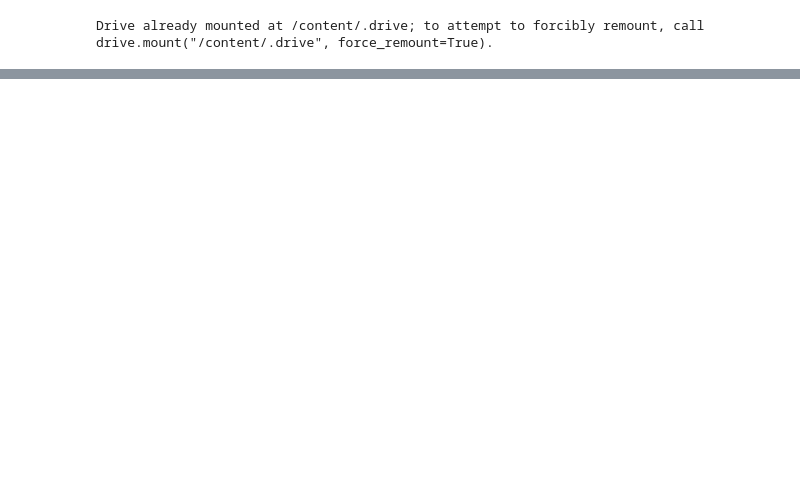
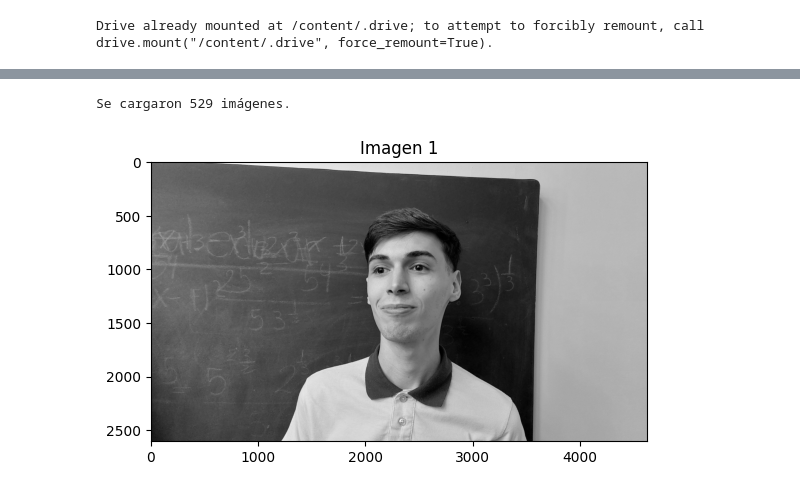
Before and after one commit to gcalanch/DMA-Caras, a Jupyter notebook: EigenfacesMZ.ipynb, the cells around one changed output, grey strips where cells are left out. Saved outputs shown, nothing was run; the diff lists cells and outputs as text; code cells hidden in the pictures; blank space fills up the shorter version.

```diff
--- a/EigenfacesMZ.ipynb
+++ b/EigenfacesMZ.ipynb
@@ -27,3 +57,3 @@ import numpy as np
 # %%
 # Definicion de ruta de conexion
-ruta_imagenes = '/content/.drive/MyDrive/Eigenfaces'
+ruta_imagenes = '/content/.drive/My Drive/DMA/Eigenfaces'
@@ -59,0 +60,20 @@ Proceso inicial terminado ...
+# %%
+ListaPersonas = os.listdir(ruta_imagenes)
+print('Lista de personas: ', ListaPersonas)
+
+labels = []
+facesData = []
+label = 0
+
+for nameDir in ListaPersonas:
+    personPath = ruta_imagenes + '/' + nameDir
+    print('Leyendo las imágenes')
+    for fileName in os.listdir(personPath):
+        print('Rostros: ', nameDir + '/' + fileName)
+        labels.append(label)
+        facesData.append(cv2.imread(personPath+'/'+fileName,0))
+        image = cv2.imread(personPath+'/'+fileName,0)
+        #cv2.imshow('image',image)
+        cv2.waitKey(10)
+    label = label + 1
+print('labels= ',labels)
@@ -67,14 +105,18 @@ for nombre_archivo in os.listdir(ruta_imagenes):
 # %%
-print(f"Se cargaron {len(imagenes)} imágenes.")
+print(f"Se cargaron {len(facesData)} imágenes.")
+# %% [output]
+Se cargaron 529 imágenes.
 # %%
 # Mostrar imagenes importadas
 import matplotlib.pyplot as plt
 
 # Mostrar las primeras 5 imágenes
-for i in range(min(5, len(imagenes))):
-    plt.imshow(imagenes[i], cmap='gray')
+for i in range(min(5, len(facesData))):
+    plt.imshow(facesData[i], cmap='gray')
     plt.title(f"Imagen {i + 1}")
     plt.show()
+# %% [output]
+[figure, added]
 # %%
 # Deteccion de rostro
 mp_face_detection = mp.solutions.face_detection
```
Also changed, not shown: parts of 20 cells of this notebook.
